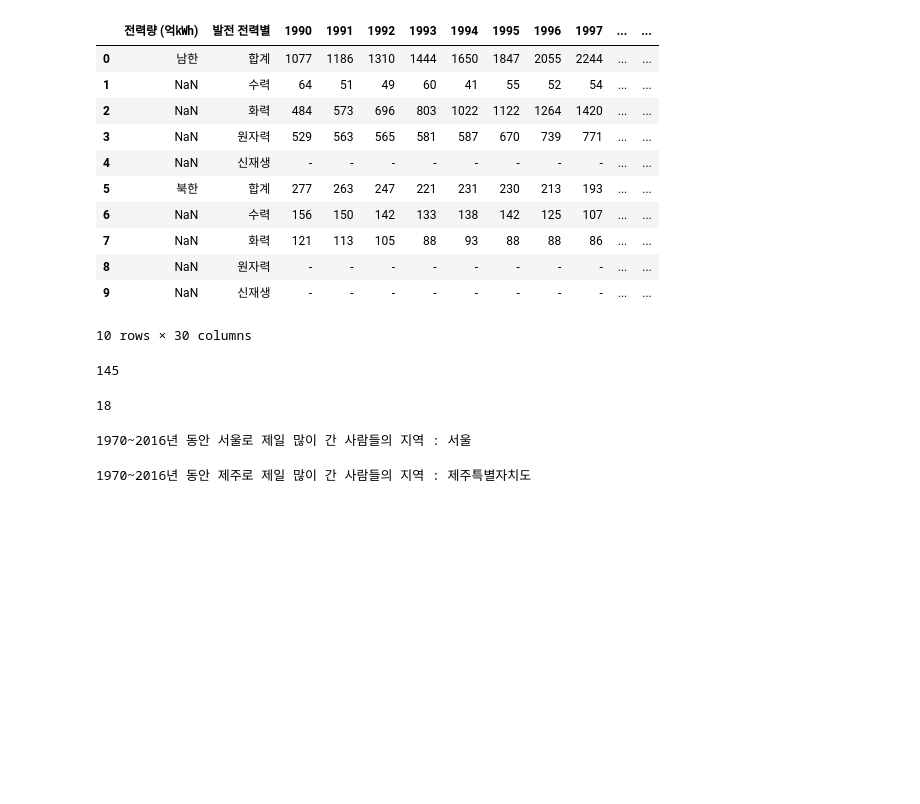
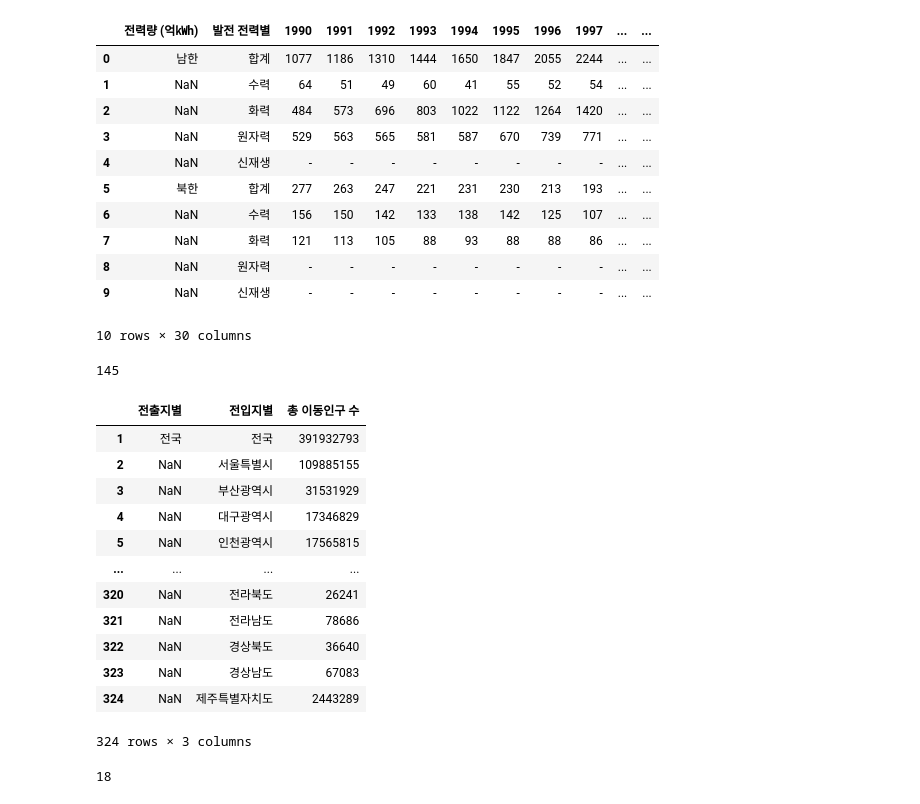
Before and after one commit to noah2397/KDT05_PANDAS, a Jupyter notebook: DAY_04/work_0115_명노아.ipynb, the cells around one changed output. Saved outputs shown, nothing was run; the diff lists cells and outputs as text; code cells hidden in the pictures; blank space fills up the shorter version.

```diff
--- a/DAY_04/work_0115_명노아.ipynb
+++ b/DAY_04/work_0115_명노아.ipynb
@@ -81,15 +79,11 @@ import pandas as pd # 판다스 모듈 준비
 # %%
 move=pd.read_excel("시도별 전출입 인구수.xlsx") # 엑셀 데이터 읽어들이기
 # %%
-data = move[[f"{str(num)}" for num in range(1970,2017)]] # 년도별 에너지 수치 데이터만 따로 저장 ["1970","1971",...,"2016","2017"]
+data = move[[f"{str(num)}" for num in range(1970,2018)]] # 년도별 에너지 수치 데이터만 따로 저장 ["1970","1971",...,"2016","2017"]
 data=data.drop([0])
 print(data["1970"].value_counts().count())
 for col in data.columns:  # 컬럼명을 반복하면서
-    data[col] = data[col].apply(lambda x: '0' if x == '-' else x) # 이 코드로 겨우겨우 실행 됌...짜증남!!!!!
-    #print(col)
-    #for idx, value in enumerate(data[col]): # enumerate로 idx와 value값을 뽑아옴
-    #    if value=='-' : # 해당 값이 "-" 이면 수치 데이터 상 0이라고 표현
-    #        data[col][idx]='0' <- 이 코드는 왜안되는 거지....데이터 손실이 일어남 145->133
+    data[col].replace('-','0',inplace=True)
 # %% [output]
 145
 # %%
@@ -102,5 +96,19 @@ move=pd.read_excel("시도별 전출입 인구수.xlsx", usecols=['전출지별'
 # %%
 move = move.drop([0]) # result(합산결과) 와 길이를 맞추기 위해서 move의 데이터 한 행 삭제
 move["총 이동인구 수"]=result # "총 이동인구 수" 열을 생성하고 합산 결과를 집어넣음
-# move.reindex([i for i in range(0,323)], axis='index') <- 모르겠다
+move
+# %% [output]
+|  | 전출지별 | 전입지별 | 총 이동인구 수 |
+| 1 | 전국 | 전국 | 391932793 |
+| 2 | NaN | 서울특별시 | 109885155 |
+| 3 | NaN | 부산광역시 | 31531929 |
+| 4 | NaN | 대구광역시 | 17346829 |
+| 5 | NaN | 인천광역시 | 17565815 |
+| ... | ... | ... | ... |
+| 320 | NaN | 전라북도 | 26241 |
+| 321 | NaN | 전라남도 | 78686 |
+| 322 | NaN | 경상북도 | 36640 |
+| 323 | NaN | 경상남도 | 67083 |
+| 324 | NaN | 제주특별자치도 | 2443289 |
+324 rows × 3 columns
 # %%
@@ -108,25 +117,3 @@ local=["전국","서울","부산","대구","인천","광주","대전","울산","
 len(local) # 지역의 종류는 총 18가지임
 # %% [output]
 18
-# %%
-move_to_seoul=[f'{move["총 이동인구 수"][i]}' for i in range(2, 325, 18)] # 서울에 이동한 지역별 사람들 수를 comprehension으로 만들기
-move_to_seoul_zip=dict(zip(move_to_seoul, local)) # move_to_seoul과 local 리스트를 합쳐서 딕셔너리로 생성
-
-# key lambda를 사용하여 "전국"을 제외한 배열 중에서 두번째로 높은 값을 뽑아냄(30분 걸림 아오!!!!!!)
-first_max = max(list(map(int, move_to_seoul_zip.keys())), key=lambda x: -1 if x==max(list(map(int, move_to_seoul_zip.keys()))) else x)
-
-# 딕셔너리의 키 값을 조회해서 해당 지역을 출력함
-print(f"1970~2016년 동안 서울로 제일 많이 간 사람들의 지역 : {move_to_seoul_zip[str(first_max)]}")
-# %% [output]
-1970~2016년 동안 서울로 제일 많이 간 사람들의 지역 : 서울
-# %%
-move_to_seoul=[f'{move["총 이동인구 수"][i]}' for i in range(18, 325, 18)]# 서울에 이동한 지역별 사람들 수를 comprehension으로 만들기
-move_to_seoul_zip=dict(zip(move_to_seoul, local)) # move_to_seoul과 local 리스트를 합쳐서 딕셔너리로 생성
-
-# key lambda를 사용하여 "전국"을 제외한 배열 중에서 두번째로 높은 값을 뽑아냄
-first_max = max(list(map(int, move_to_seoul_zip.keys())), key=lambda x: -1 if x==max(list(map(int, move_to_seoul_zip.keys()))) else x)
-
-# 딕셔너리의 키 값을 조회해서 해당 지역을 출력함
-print(f"1970~2016년 동안 제주로 제일 많이 간 사람들의 지역 : {move_to_seoul_zip[str(first_max)]}")
-# %% [output]
-1970~2016년 동안 제주로 제일 많이 간 사람들의 지역 : 제주특별자치도
```
Also changed, not shown: parts of 9 cells of this notebook, 10 other files.
